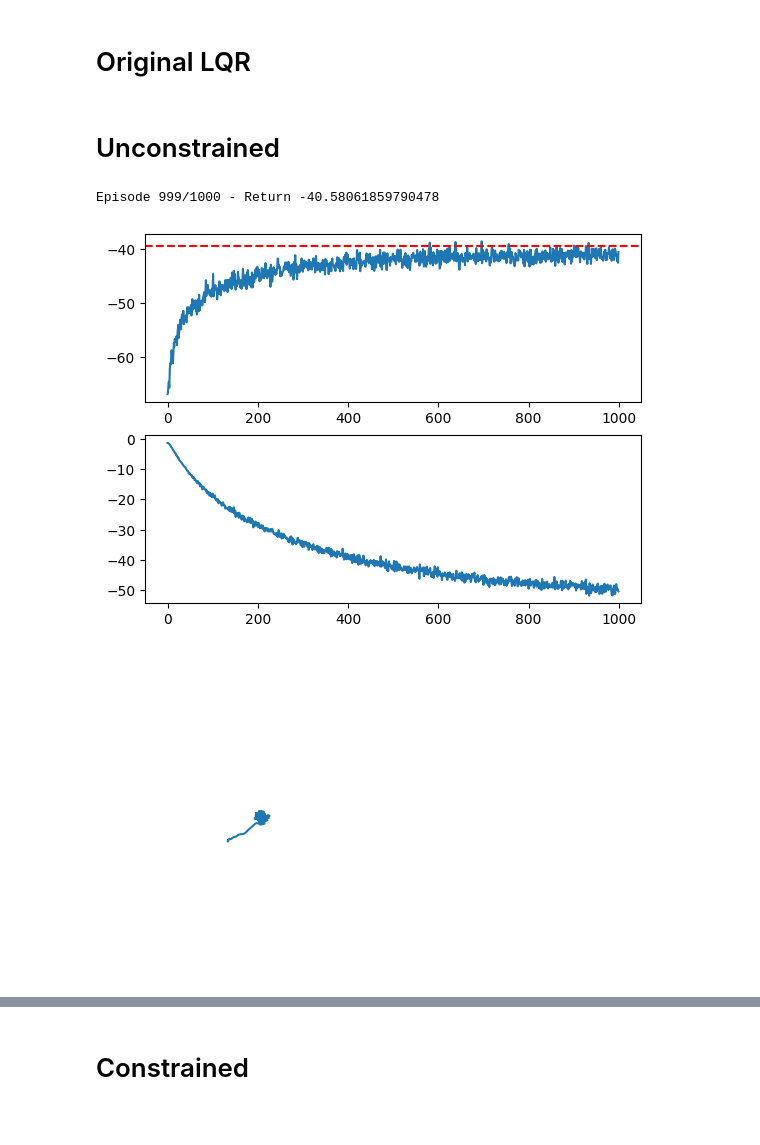
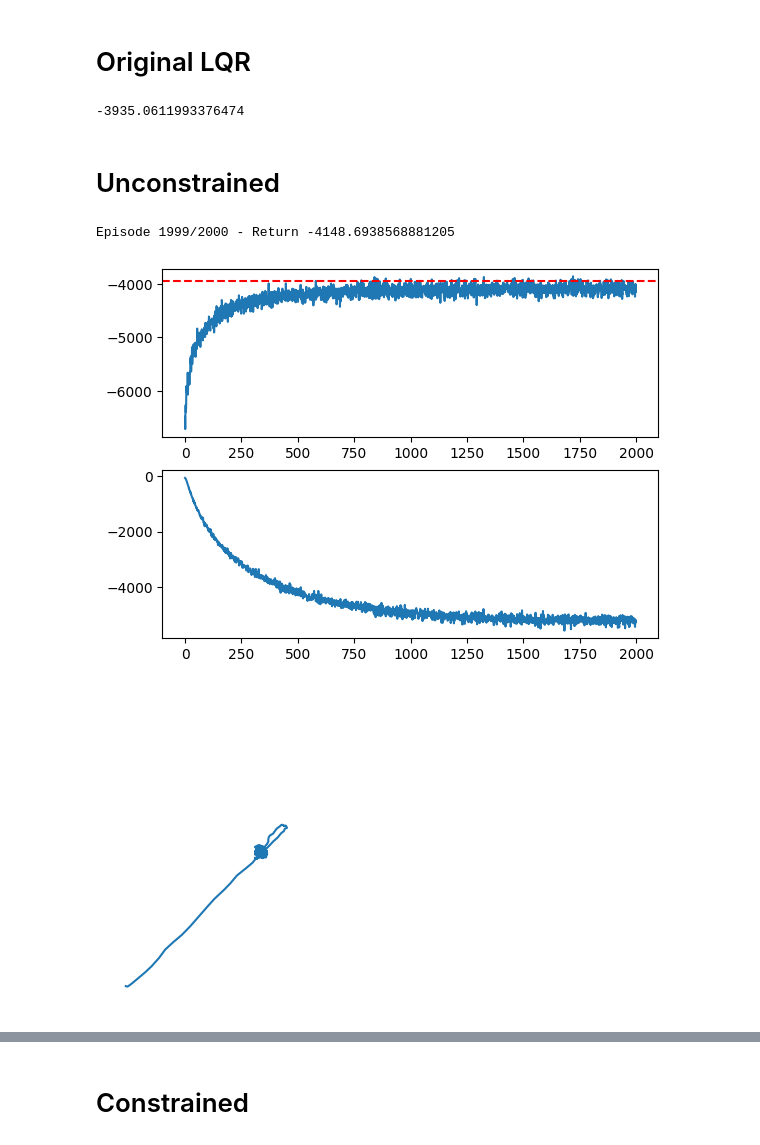
Before and after one commit to sergiorozada12/d-pg-pd, a Jupyter notebook: experiments/EXP1_vel_DPGPD.ipynb, the cells around one changed output, grey strips where cells are left out. Cells and saved outputs as stored; diff of their text form; code cells hidden in the pictures.

```diff
--- a/experiments/EXP1_vel_DPGPD.ipynb
+++ b/experiments/EXP1_vel_DPGPD.ipynb
@@ -56,11 +55,15 @@ sampler = Sampler(env, gamma)
 P = lqr.calculate_optimal_P(G1, R1)
 K = lqr.calculate_optimal_K(R1, P)
 opt_lqr = sampler.estimate_V_rho(P, 1_000_000)
+opt_lqr
+# %% [output]
+-3935.0611993376474
 # %% [markdown]
 # Unconstrained
 # %%
-epochs = 1_000
+epochs = 2_000
 n = 1_000
+eta = 0.01
 
 env = RobotWorld()
 sampler = Sampler(env, gamma)
@@ -68,7 +71,7 @@ dpgpd = Dpgpd(env, eta, tau, gamma, b, G1, G2, R1, R2)
 
 K, losses_primal, losses_dual = dpgpd.train_unconstrained(epochs, n)
 # %% [output]
-Episode 999/1000 - Return -40.58061859790478
+Episode 1999/2000 - Return -4148.6938568881205
 # %%
 fig, axes = plt.subplots(nrows=2, ncols=1)
 axes = axes.flatten()
@@ -77,19 +80,19 @@ axes[0].axhline(y=opt_lqr, color='r', linestyle='--')
 axes[1].plot(losses_dual)
 plt.show()
 # %% [output]
-[figure, old version]
+[figure, new version]
 # %%
 T = 1_000
 states, actions = sampler.sample_trajectory(K, T)
 plt.figure(figsize=[4, 4])
 plt.scatter([0], [0], marker='*')
 plt.plot(states[:, 0], states[:, 1])
-plt.xlim(-1, 1)
-plt.ylim(-1, 1)
+plt.xlim(-10, 10)
+plt.ylim(-10, 10)
 plt.axis('off')
 plt.show()
 # %% [output]
-[figure, old version]
+[figure, new version]
 # %%
 fig, axes = plt.subplots(nrows=2, ncols=2, figsize=[8, 4])
 
```
Also changed, not shown: parts of 9 cells of this notebook, 12 other files.
